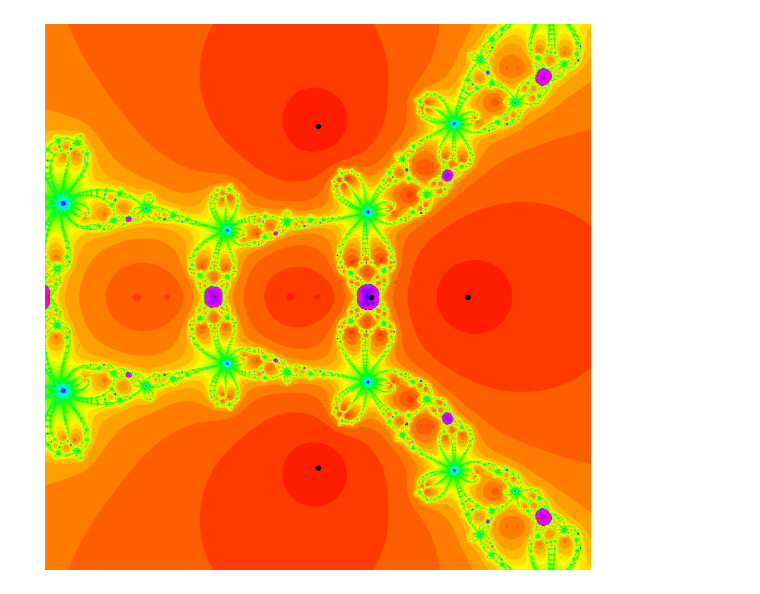
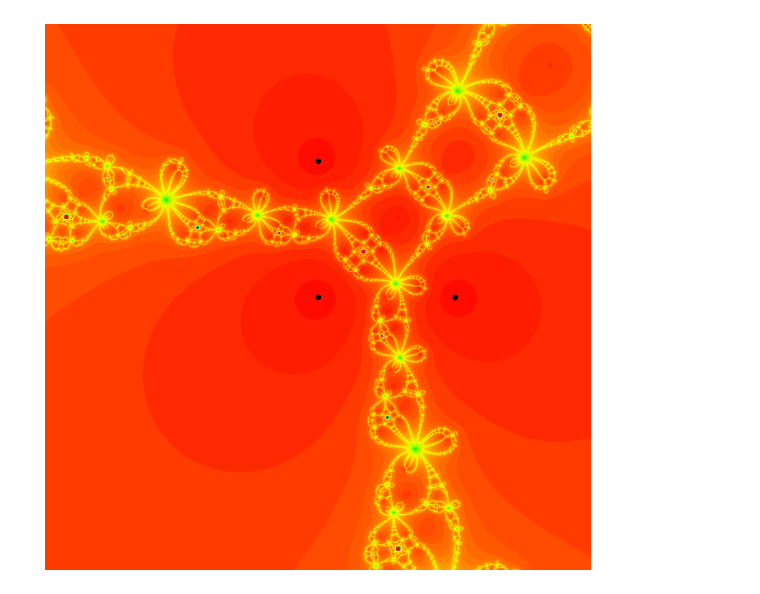
Before and after one commit to davidrosado4/damped-Traub-method, a Jupyter notebook: damped-traub.ipynb, the cells around one changed output. Saved outputs shown, nothing was run; the diff lists cells and outputs as text; code cells hidden in the pictures.

```diff
--- a/damped-traub.ipynb
+++ b/damped-traub.ipynb
@@ -11,0 +68,7 @@ plot_damped_traub(lambda z: f(z), lambda z: der_f(z), xmin=-0.8,xmax=0.8, ymin=-
+# %%
+def f(z):
+    return z*(z-1j)*(z-1)
+
+def der_f(z):
+    return (z-1j)*(z-1) + z*(z-1j) + z*(z-1)
+plot_damped_traub(f,der_f, xmin=-2,xmax=2, ymin=-2, ymax=2, delta = 0)
@@ -12,4 +93,4 @@ plot_damped_traub(lambda z: f(z), lambda z: der_f(z), xmin=-0.8,xmax=0.8, ymin=-
 # %%
-plot_damped_traub(f, der_f, xmin=-0.8,xmax=0.8, ymin=-0.8, ymax=0.8, delta = 1)
+plot_damped_traub(f, der_f, xmin=-2,xmax=2, ymin=-2, ymax=2, delta = 1)
 # %% [output]
-[figure, old version]
+[figure, new version]
```
Also changed, not shown: parts of 21 cells of this notebook, 1 other file.
